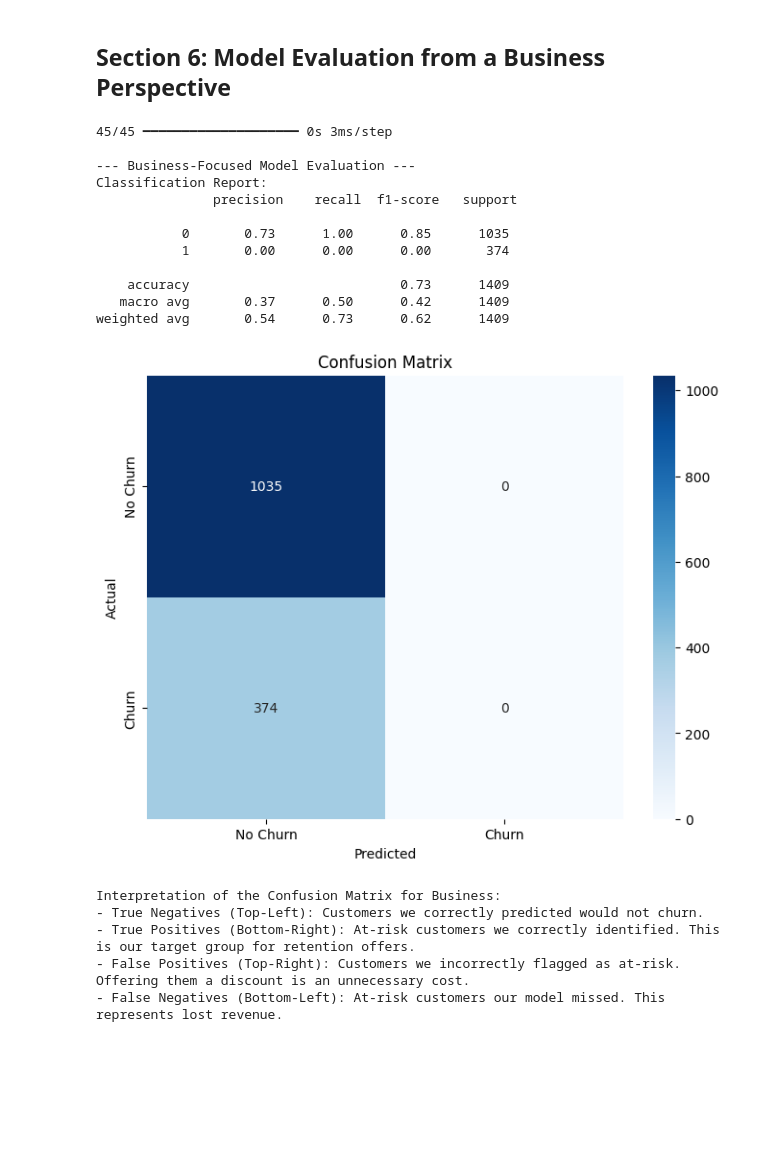
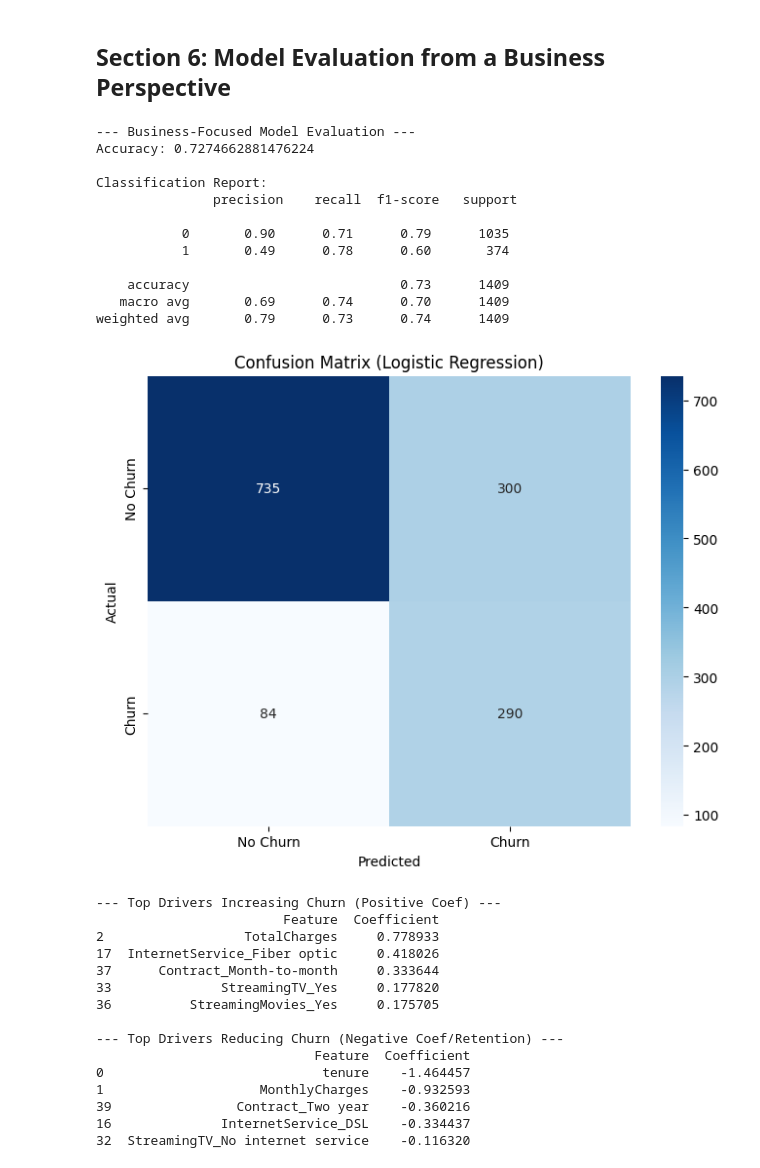
Before and after one commit to SK021G/Telco-Churn-Analysis, a Jupyter notebook: Churn_Analysis_Report.ipynb, the cells around one changed output. Cells and saved outputs as stored; diff of their text form; code cells hidden in the pictures; blank space fills up the shorter version.

Commit message:
Refactor: Switch to Logistic Regression for interpretability.

```diff
--- a/Churn_Analysis_Report.ipynb
+++ b/Churn_Analysis_Report.ipynb
@@ -127,44 +140,67 @@ plt.show()
 # %% [markdown]
 ## Section 6: Model Evaluation from a Business Perspective
 # %%
-predictions = (model.predict(X_test) > 0.5).astype(int)
-cm = confusion_matrix(y_test, predictions)
-report = classification_report(y_test, predictions)
+# Generate predictions
+y_pred = model.predict(X_test_scaled)
 
+# Evaluation Metrics
 print("\n--- Business-Focused Model Evaluation ---")
-print("Classification Report:\n", report)
+# This should now show a healthy Recall for class 1 (Churners) because of class_weight='balanced'
+print("Accuracy:", accuracy_score(y_test, y_pred))
+print("\nClassification Report:\n", classification_report(y_test, y_pred))
 
+# Confusion Matrix Visualization
+cm = confusion_matrix(y_test, y_pred)
 plt.figure(figsize=(8, 6))
 sns.heatmap(cm, annot=True, fmt='d', cmap='Blues', xticklabels=['No Churn', 'Churn'], yticklabels=['No Churn', 'Churn'])
-plt.title('Confusion Matrix')
+plt.title('Confusion Matrix (Logistic Regression)')
 plt.ylabel('Actual')
 plt.xlabel('Predicted')
 plt.show()
 
-print("""
-Interpretation of the Confusion Matrix for Business:
-- True Negatives (Top-Left): Customers we correctly predicted would not churn.
-- True Positives (Bottom-Right): At-risk customers we correctly identified. This is our target group for retention offers.
-- False Positives (Top-Right): Customers we incorrectly flagged as at-risk. Offering them a discount is an unnecessary cost.
-- False Negatives (Bottom-Left): At-risk customers our model missed. This represents lost revenue.
-""")
+# --- FEATURE IMPORTANCE (The Resume "Key Drivers" Proof) ---
+# We extract the coefficients to see exactly WHICH features drive churn.
+feature_importance = pd.DataFrame({
+    'Feature': X.columns,
+    'Coefficient': model.coef_[0]
+})
+
+# Sort by absolute impact to see the strongest drivers regardless of direction
+feature_importance['Abs_Impact'] = feature_importance['Coefficient'].abs()
+feature_importance = feature_importance.sort_values(by='Abs_Impact', ascending=False)
+
+print("\n--- Top Drivers Increasing Churn (Positive Coef) ---")
+print(feature_importance[feature_importance['Coefficient'] > 0].head(5)[['Feature', 'Coefficient']])
+
+print("\n--- Top Drivers Reducing Churn (Negative Coef/Retention) ---")
+print(feature_importance[feature_importance['Coefficient'] < 0].head(5)[['Feature', 'Coefficient']])
 # %% [output]
-45/45 ━━━━━━━━━━━━━━━━━━━━ 0s 3ms/step
+--- Business-Focused Model Evaluation ---
+Accuracy: 0.7274662881476224
 
---- Business-Focused Model Evaluation ---
 Classification Report:
                precision    recall  f1-score   support
 
-           0       0.73      1.00      0.85      1035
-           1       0.00      0.00      0.00       374
+           0       0.90      0.71      0.79      1035
+           1       0.49      0.78      0.60       374
 
     accuracy                           0.73      1409
-   macro avg       0.37      0.50      0.42      1409
-weighted avg       0.54      0.73      0.62      1409
+   macro avg       0.69      0.74      0.70      1409
+weighted avg       0.79      0.73      0.74      1409
-[figure, old version]
+[figure, new version]
-Interpretation of the Confusion Matrix for Business:
-- True Negatives (Top-Left): Customers we correctly predicted would not churn.
-- True Positives (Bottom-Right): At-risk customers we correctly identified. This is our target group for retention offers.
-- False Positives (Top-Right): Customers we incorrectly flagged as at-risk. Offering them a discount is an unnecessary cost.
-- False Negatives (Bottom-Left): At-risk customers our model missed. This represents lost revenue.
+--- Top Drivers Increasing Churn (Positive Coef) ---
+                        Feature  Coefficient
+2                  TotalCharges     0.778933
+17  InternetService_Fiber optic     0.418026
+37      Contract_Month-to-month     0.333644
+33              StreamingTV_Yes     0.177820
+36          StreamingMovies_Yes     0.175705
+
+--- Top Drivers Reducing Churn (Negative Coef/Retention) ---
+                            Feature  Coefficient
+0                            tenure    -1.464457
+1                    MonthlyCharges    -0.932593
+39                Contract_Two year    -0.360216
+16              InternetService_DSL    -0.334437
+32  StreamingTV_No internet service    -0.116320
 # %% [markdown]
```
Also changed, not shown: parts of 6 cells of this notebook.
